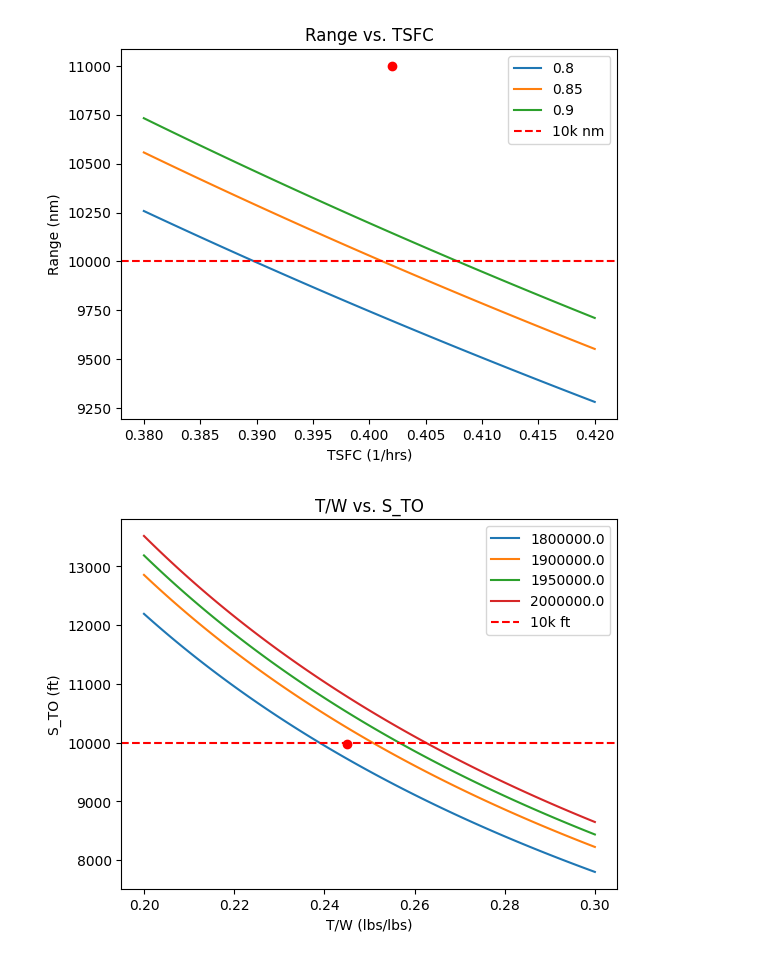
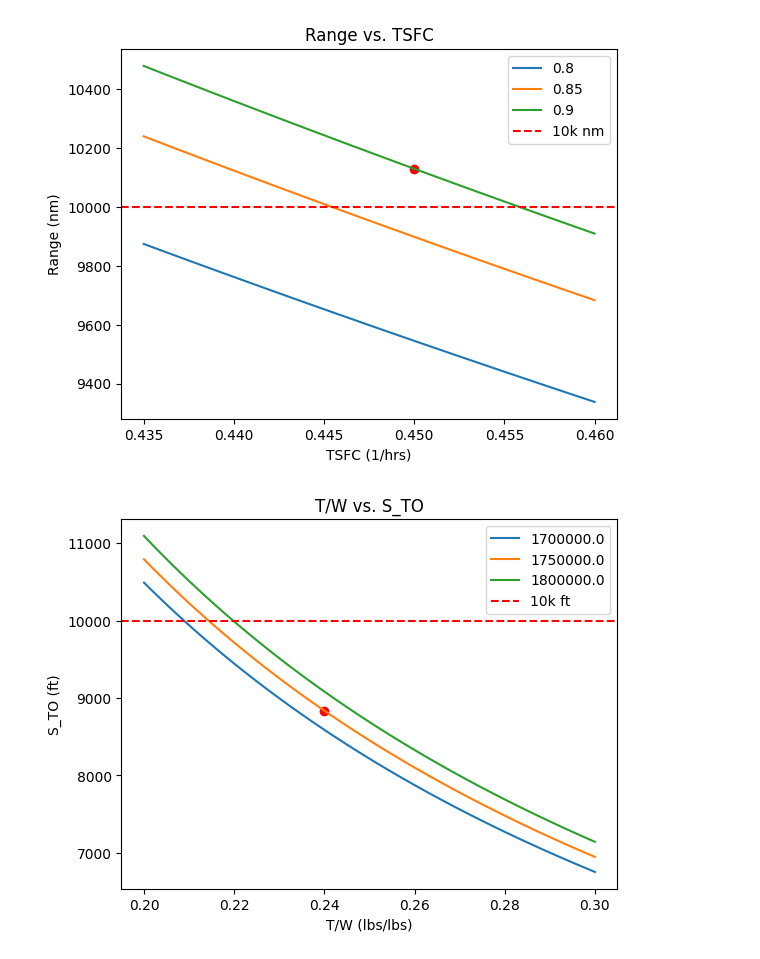
Before and after one commit to DrYogurt/Aero-Design-Team-Gamma, a Jupyter notebook: analysis/plotting_points.ipynb, the cells around one changed output. Saved outputs shown, nothing was run; the diff lists cells and outputs as text; code cells hidden in the pictures.

Commit message:
updating some plots and tsfc garbage

```diff
--- a/analysis/plotting_points.ipynb
+++ b/analysis/plotting_points.ipynb
@@ -55,51 +78,54 @@ def rho_func(h):
 # %%
 def R_vs_TSFC(cT,M):
-  return R_func(C_D0=0.025,
-         S_=10200,
-         TSFC=cT/3600,
-         V=velocity(M=M,h=3.5e4),
-         W_max=2e6,
-         W_pax=205,
-         We_Wmax=.46,
-         b=315,
-         e=0.9,
-         n_pax=1255,
-         rho_h=rho_func(3.5e4))
-
-cTs = np.linspace(0.38,0.42,100)
+  return R_func(
+      C_D0=plane_dict['C_D0'],
+      S_=plane_dict['S'],
+      TSFC=cT/3600,
+      V=velocity(M=M,h=plane_dict['h']),
+      W_max=plane_dict['W_max'],
+      W_pax=plane_dict['W_pax'],
+      We_Wmax=plane_dict['We_Wmax'],
+      b=plane_dict['b'],
+      e=plane_dict['e'],
+      n_pax=plane_dict['n_pax'],
+      rho_h=plane_dict['rho_h']
+  )
+cTs = np.linspace(0.435,0.46,100)
 Rs = {M : R_vs_TSFC(cTs,M) for M in [0.8,0.85,0.9]}
 
 for M,R in Rs.items():
   plt.plot(cTs,R/6017,label=M)
 plt.xlabel("TSFC (1/hrs)")
 plt.ylabel("Range (nm)")
 plt.title("Range vs. TSFC")
 # horizontal line at 10k
 plt.axhline(y=10e3, color='r', linestyle='--',label="10k nm")
 # our point here
-plt.scatter(.402,1.1e4,marker='o',c='r')
+plt.scatter(plane_dict['TSFC'],R_vs_TSFC(plane_dict['TSFC'],plane_dict['M'])/6017,marker='o',c='r')
 plt.legend()
 
 
-plt.show()
+#plt.show()
+plt.savefig("range_vs_tsfc.png", dpi=300)
 # %% [output]
-[figure, old version]
+[figure, new version]
 # %%
 def TW_vs_S_TO(TW,max_weight=2e6):
     thrust = TW * max_weight
-    return S_TO_func(C_D0=0.025,
-         S_=10200,
-         W_max=max_weight,
-         b=315,
-         e=0.9,
-         C_Lmax=1.56,
-         T_A0=thrust,
-         mu=.02,
-         rho=rho_func(0)
+    return S_TO_func(
+        C_D0=plane_dict['C_D0'],
+        S_=plane_dict['S'],
+        W_max=max_weight,
+        b=plane_dict['b'],
+        e=plane_dict['e'],
+        rho=plane_dict['rho'],
+        C_Lmax=plane_dict['C_Lmax'],
+        T_A0=thrust,
+        mu=plane_dict['mu'],
     )
 
 TWs = np.linspace(0.2,0.3,100)
-lines = {W : TW_vs_S_TO(TWs,W) for W in [1.8e6,1.9e6,1.95e6,2e6]}
+lines = {W : TW_vs_S_TO(TWs,W) for W in [1.7e6,1.75e6,1.8e6]}
 #print(lines)
 for W,TW in lines.items():
   plt.plot(TWs,TW,label=W)
@@ -110,10 +136,13 @@ plt.title("T/W vs. S_TO")
 plt.axhline(y=10e3, color='r', linestyle='--',label="10k ft")
 
 # our point here
-plt.scatter(.245,9980,marker='o',c='r')
+plt.scatter(plane_dict['T_A0']/plane_dict['W_max'],
+            TW_vs_S_TO(plane_dict['T_A0']/plane_dict['W_max'],plane_dict['W_max']),
+            marker='o',c='r')
 plt.legend()
 
 
-plt.show()
+#plt.show()
+plt.savefig("TW_vs_STO.png", dpi=300)
 # %% [output]
-[figure, old version]
+[figure, new version]
```
Also changed, not shown: parts of 6 cells of this notebook, 10 other files.
